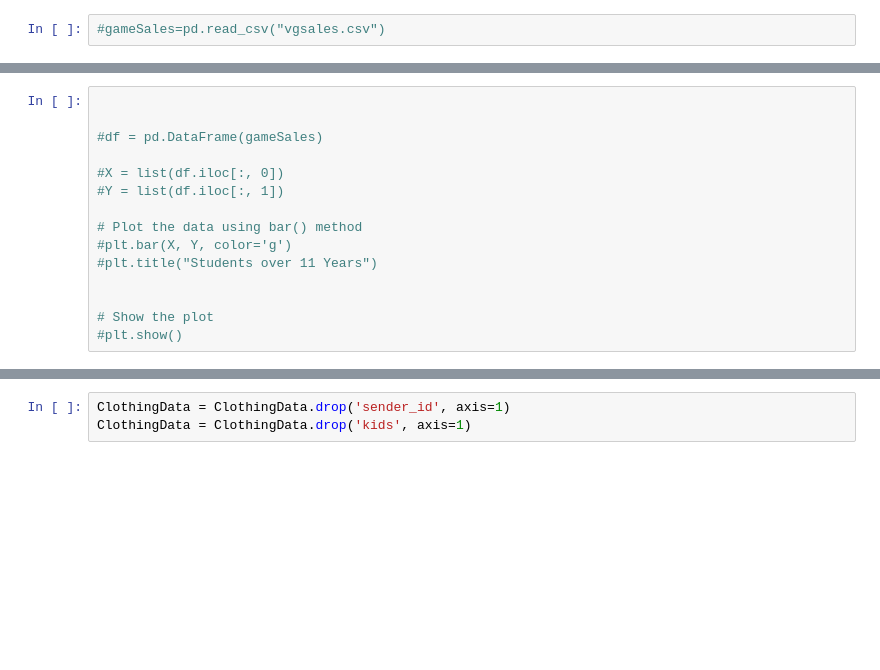
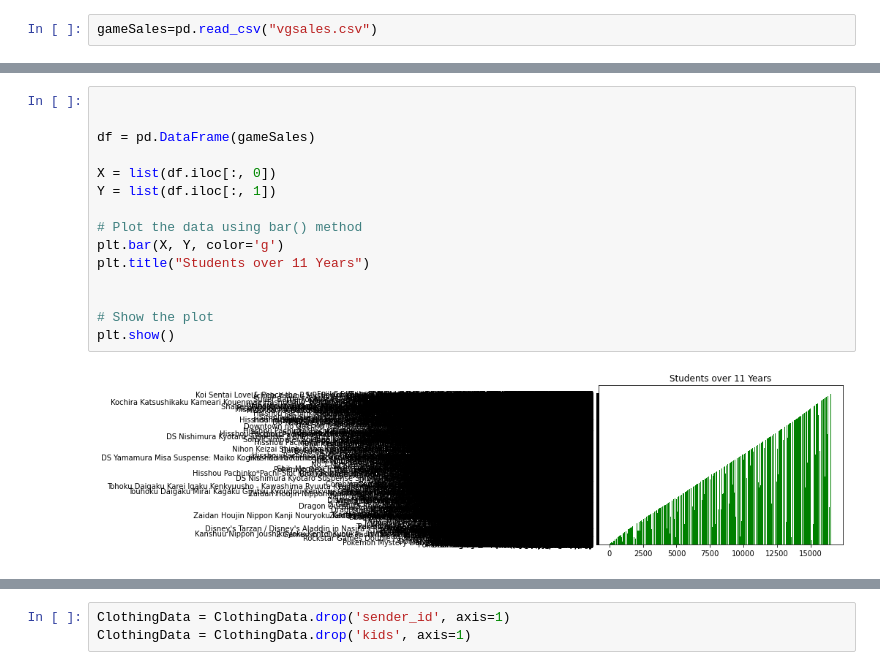
Before and after one commit to hoxyshmoo/DataMiningStuff, a Jupyter notebook: TempData.ipynb, the cells around one changed output, grey strips where cells are left out. Saved outputs shown, nothing was run; the diff lists cells and outputs as text; blank space fills up the shorter version.

```diff
--- a/TempData.ipynb
+++ b/TempData.ipynb
@@ -13,2 +9,2 @@ path2="C:\\Users\\Adam\\Documents\\Python Scripts\\ClothesDataset\\ClassifiedIma
 # %%
-#gameSales=pd.read_csv("vgsales.csv")
+gameSales=pd.read_csv("vgsales.csv")
@@ -17,18 +27,20 @@ path2="C:\\Users\\Adam\\Documents\\Python Scripts\\ClothesDataset\\ClassifiedIma
 # %%
 
 
-#df = pd.DataFrame(gameSales)
+df = pd.DataFrame(gameSales)
 
-#X = list(df.iloc[:, 0])
-#Y = list(df.iloc[:, 1])
+X = list(df.iloc[:, 0])
+Y = list(df.iloc[:, 1])
 
 # Plot the data using bar() method
-#plt.bar(X, Y, color='g')
-#plt.title("Students over 11 Years")
+plt.bar(X, Y, color='g')
+plt.title("Students over 11 Years")
 
 
 # Show the plot
-#plt.show()
+plt.show()
+# %% [output]
+[figure, added]
 # %%
 import os
 import cv2
```
Also changed, not shown: parts of 43 cells of this notebook.
